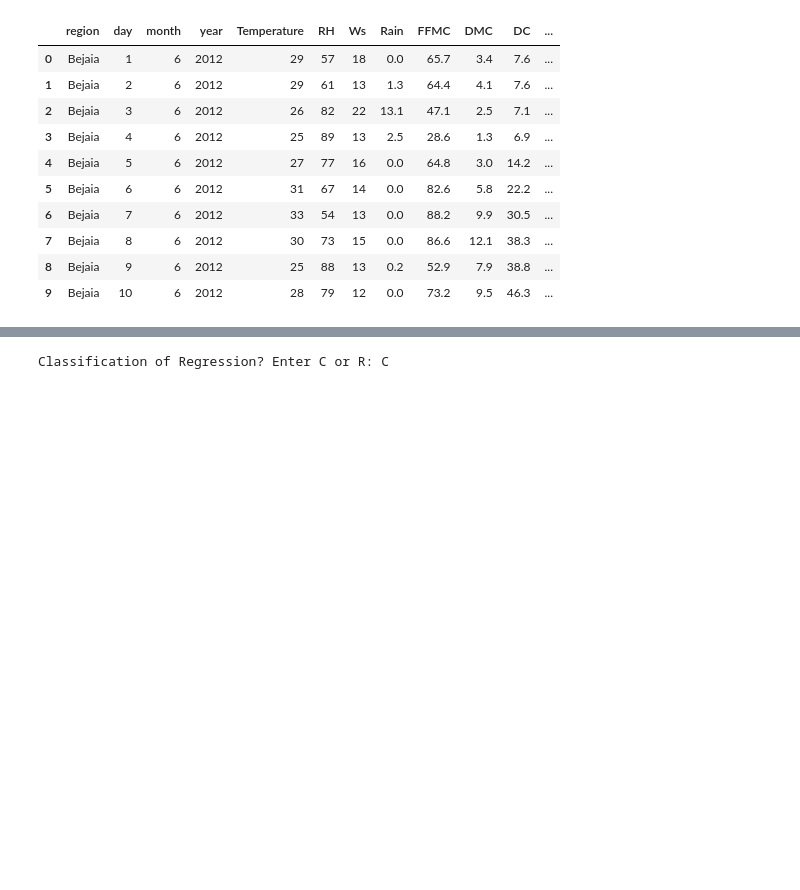
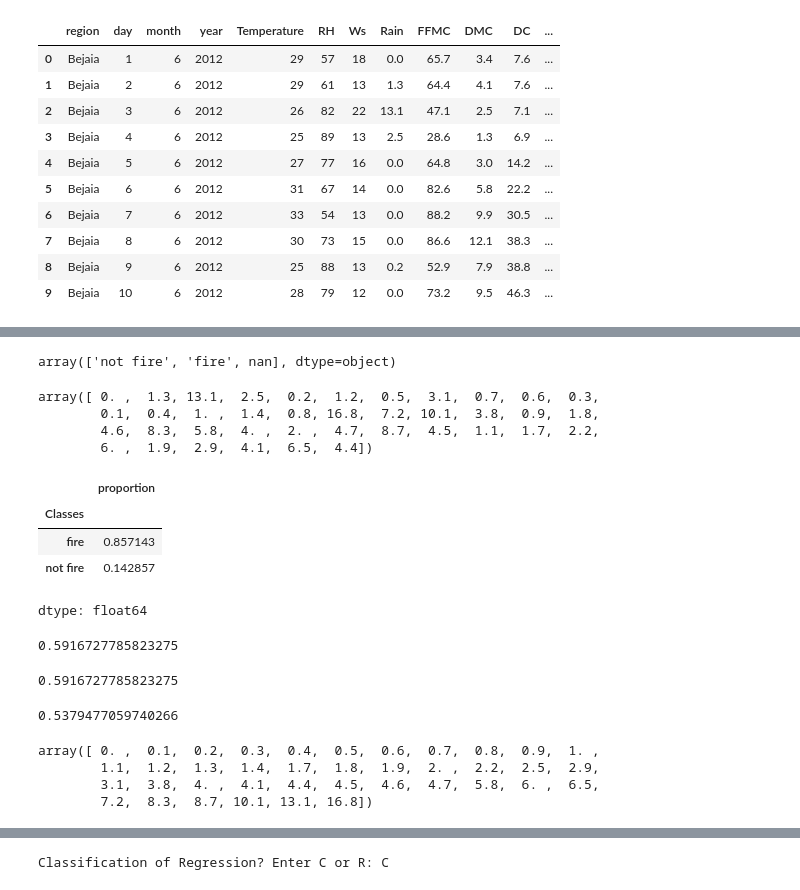
Before and after one commit to tylerscott3/CS290, a Jupyter notebook: ForestFires.ipynb, the cells around one changed output, grey strips where cells are left out. Drawn from its saved outputs; the diff is of its cells as text; code cells hidden in the pictures; blank space fills up the shorter version.

```diff
--- a/ForestFires.ipynb
+++ b/ForestFires.ipynb
@@ -124,0 +146,3 @@ df['Classes  '].nunique()
+# %%
+df= pd.concat([X,y], axis=1)
+df.head(10)
@@ -124,0 +161,60 @@ df['Classes  '].nunique()
+# %%
+#this just removes spaces so that all the fires, not fires, and nan are the space due to spacing.
+df["Classes  "] = df["Classes  "].str.strip()
+# %%
+df["Classes  "].unique()
+# %% [output]
+array(['not fire', 'fire', nan], dtype=object)
+# %%
+target = "Classes  "
+attribute = "Rain "
+# %%
+vals = df[attribute].unique()
+vals
+# %% [output]
+array([ 0. ,  1.3, 13.1,  2.5,  0.2,  1.2,  0.5,  3.1,  0.7,  0.6,  0.3,
+        0.1,  0.4,  1. ,  1.4,  0.8, 16.8,  7.2, 10.1,  3.8,  0.9,  1.8,
+        4.6,  8.3,  5.8,  4. ,  2. ,  4.7,  8.7,  4.5,  1.1,  1.7,  2.2,
+        6. ,  1.9,  2.9,  4.1,  6.5,  4.4])
+# %%
+props = df[ df[attribute] == vals[0] ][target].value_counts( normalize=True )Rprops
+# %% [output]
+|  | proportion |
+| Classes |  |
+| fire | 0.857143 |
+| not fire | 0.142857 |
+dtype: float64
+# %%
+entropy = 0
+for p in props.array:
+  entropy = entropy - p*math.log2(p)entropy
+# %% [output]
+0.5916727785823275
+# %%
+entropy = 0
+for i in range(len(props)):
+  entropy = entropy - props.iloc[i]*math.log2( props.iloc[i] )
+entropy
+# %% [output]
+0.5916727785823275
+# %%
+entropy = 0
+overall = len( df )
+for val in vals:
+  subset_size = len(df[ df[attribute] == val ])
+  weight = subset_size / overall
+  props = df[ df[attribute] == val ][target].value_counts( normalize=True )
+  for p in props.array:
+    entropy =  entropy - weight*(p*math.log2(p))
+
+entropy
+# %% [output]
+0.5379477059740266
+# %%
+vals.sort()
+vals
+# %% [output]
+array([ 0. ,  0.1,  0.2,  0.3,  0.4,  0.5,  0.6,  0.7,  0.8,  0.9,  1. ,
+        1.1,  1.2,  1.3,  1.4,  1.7,  1.8,  1.9,  2. ,  2.2,  2.5,  2.9,
+        3.1,  3.8,  4. ,  4.1,  4.4,  4.5,  4.6,  4.7,  5.8,  6. ,  6.5,
+        7.2,  8.3,  8.7, 10.1, 13.1, 16.8])
```
Also changed, not shown: parts of 8 cells of this notebook.
